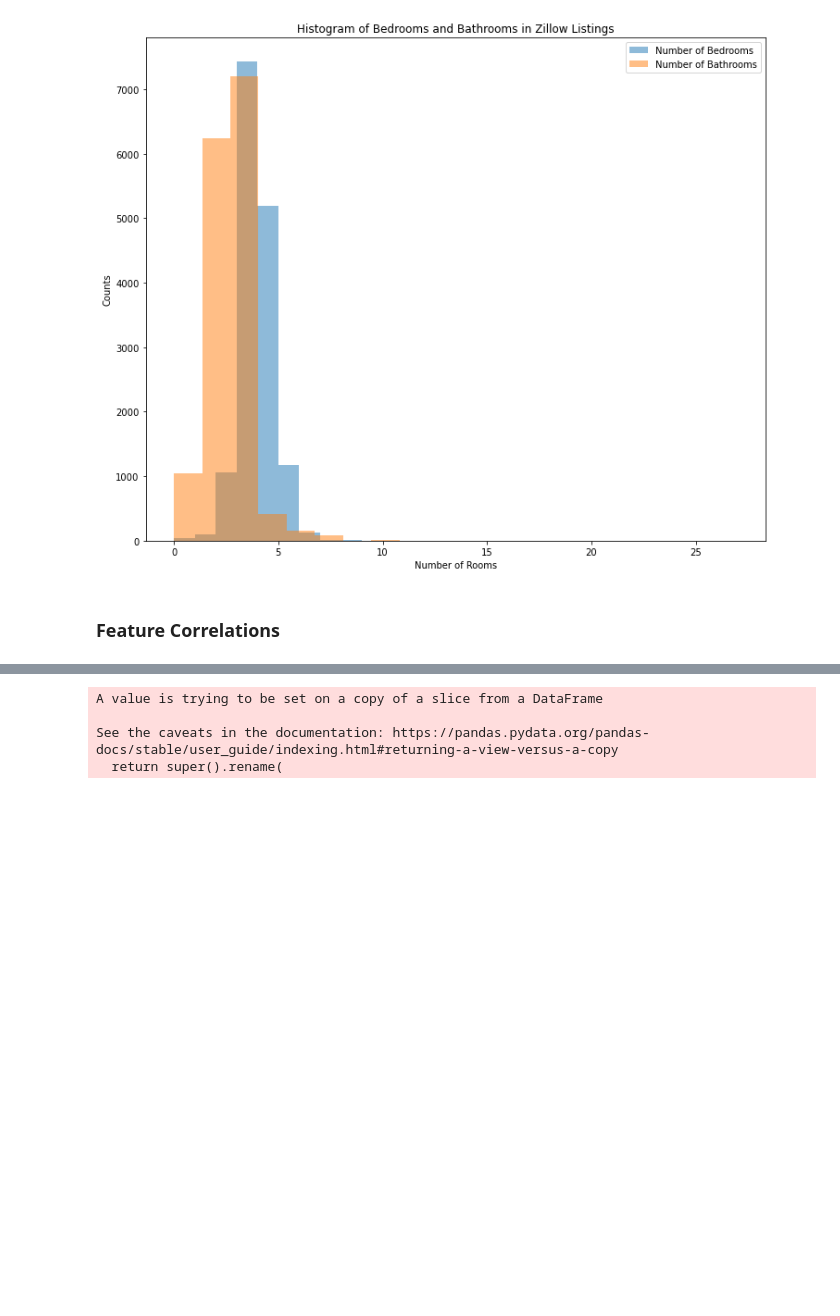
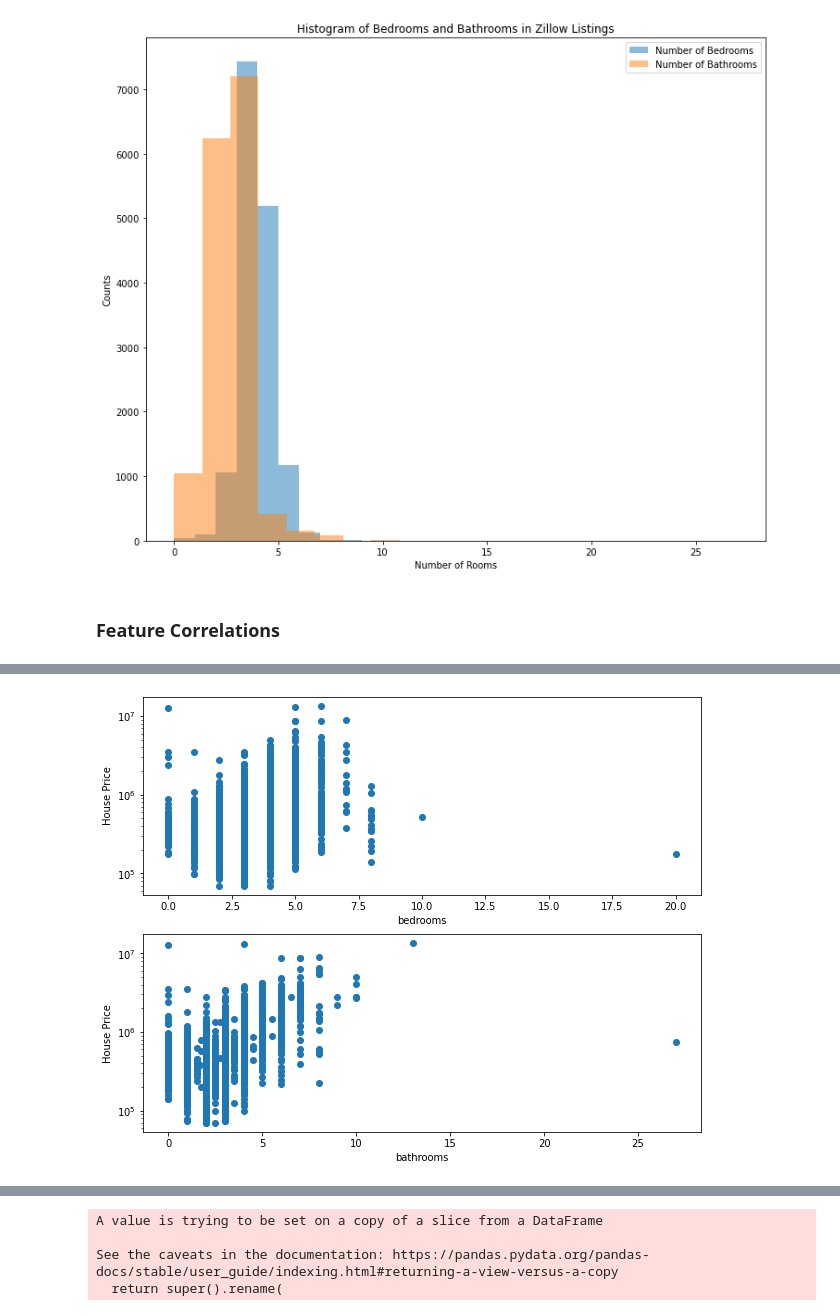
Before and after one commit to sangeetajay/Springboard, a Jupyter notebook: Final_Capstone/1_AH_csv_Data_Wrangling_EDA.ipynb, the cells around one changed output, grey strips where cells are left out. Cells and saved outputs as stored; diff of their text form; code cells hidden in the pictures; blank space fills up the shorter version.

```diff
--- a/Final_Capstone/1_AH_csv_Data_Wrangling_EDA.ipynb
+++ b/Final_Capstone/1_AH_csv_Data_Wrangling_EDA.ipynb
@@ -284,0 +385,17 @@ Since we are mainly focuses about analyzing the images, we won't spend too much
+# %%
+# price and number of bathrooms:
+
+fig, ax = plt.subplots(2, figsize=(10, 8))
+ax[0].scatter(x = df['numOfBedrooms'], y = df['latestPrice'])
+ax[0].set_xlabel("bedrooms")
+ax[0].set_ylabel("House Price")
+ax[0].set_yscale('log')
+
+ax[1].scatter(x = df['numOfBathrooms'], y = df['latestPrice'])
+ax[1].set_xlabel("bathrooms")
+ax[1].set_ylabel("House Price")
+ax[1].set_yscale('log')
+
+plt.show()
+# %% [output]
+[figure, added]
```
Also changed, not shown: parts of 58 cells of this notebook.
